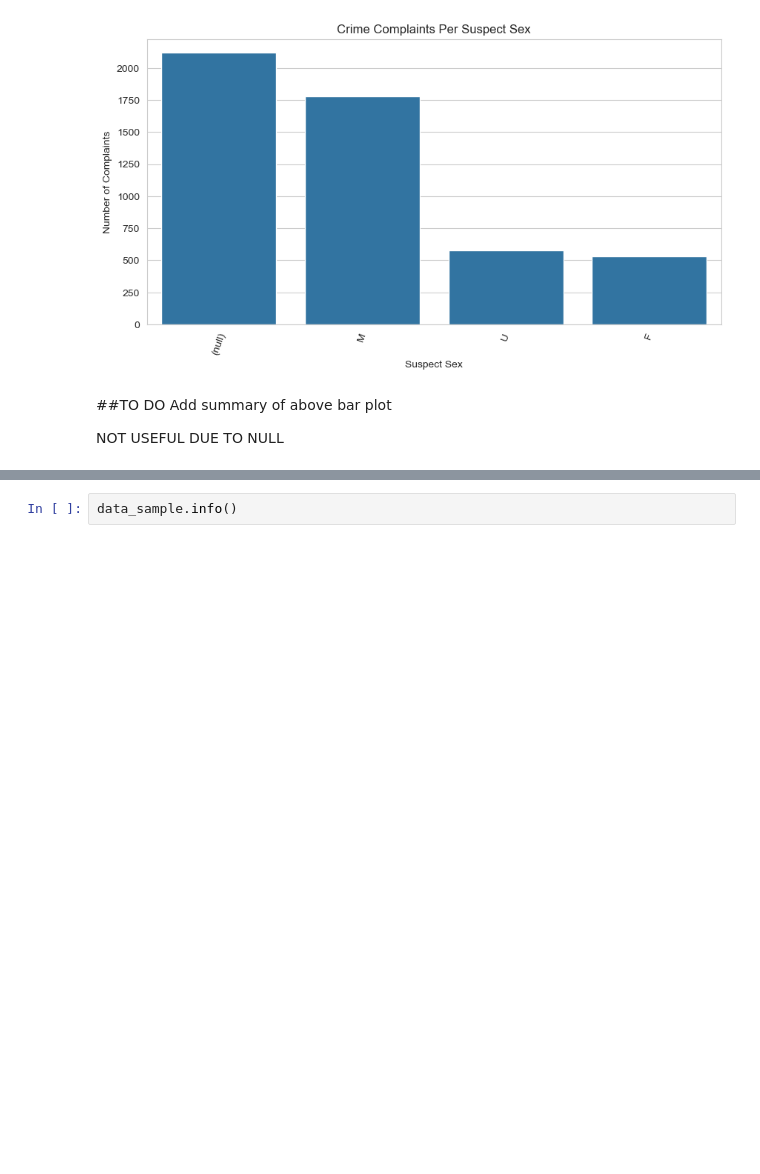
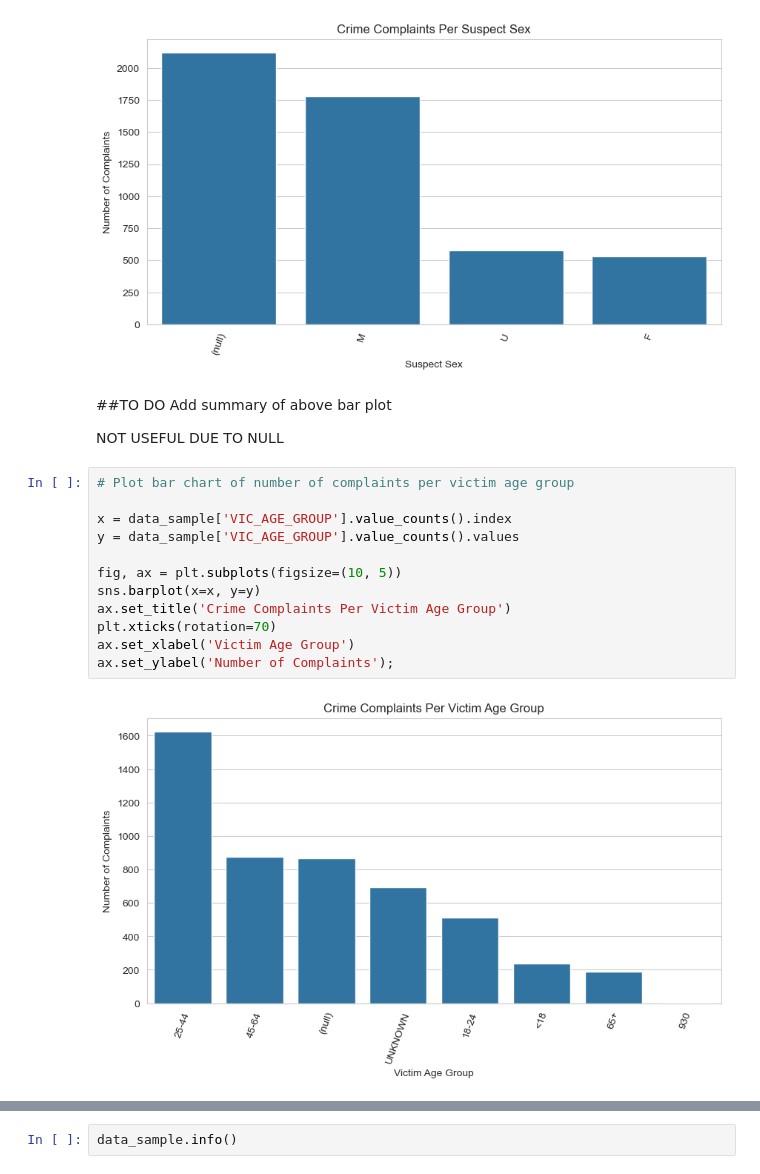
Before and after one commit to scarlettvalentin/nypd_crime, a Jupyter notebook: notebook.ipynb, the cells around one changed output, grey strips where cells are left out. Cells and saved outputs as stored; diff of their text form; blank space fills up the shorter version.

Commit message:
add victim demographic eda graphs

```diff
--- a/notebook.ipynb
+++ b/notebook.ipynb
@@ -422,3 +422,17 @@ ax.set_ylabel('Number of Complaints');
 Add summary of above bar plot
 
 NOT USEFUL DUE TO NULL
+# %%
+# Plot bar chart of number of complaints per victim age group
+
+x = data_sample['VIC_AGE_GROUP'].value_counts().index
+y = data_sample['VIC_AGE_GROUP'].value_counts().values
+
+fig, ax = plt.subplots(figsize=(10, 5))
+sns.barplot(x=x, y=y)
+ax.set_title('Crime Complaints Per Victim Age Group')
+plt.xticks(rotation=70)
+ax.set_xlabel('Victim Age Group')
+ax.set_ylabel('Number of Complaints');
+# %% [output]
+[figure, added]
```
Also changed, not shown: parts of 5 cells of this notebook.
